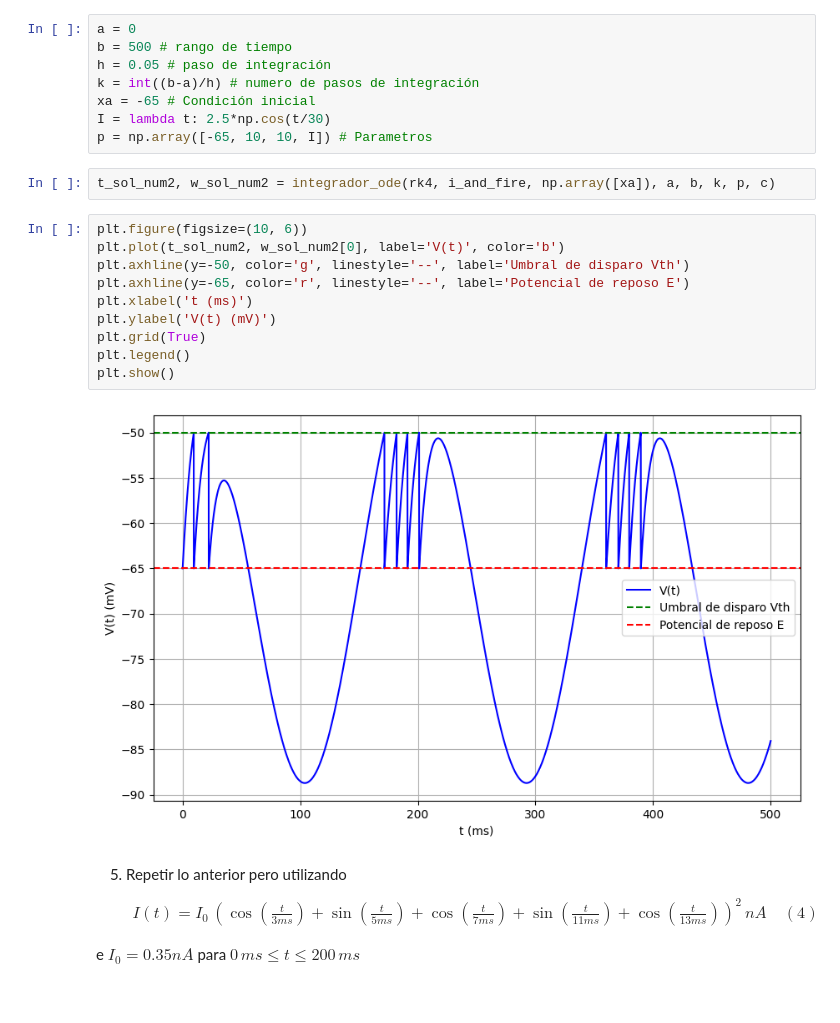
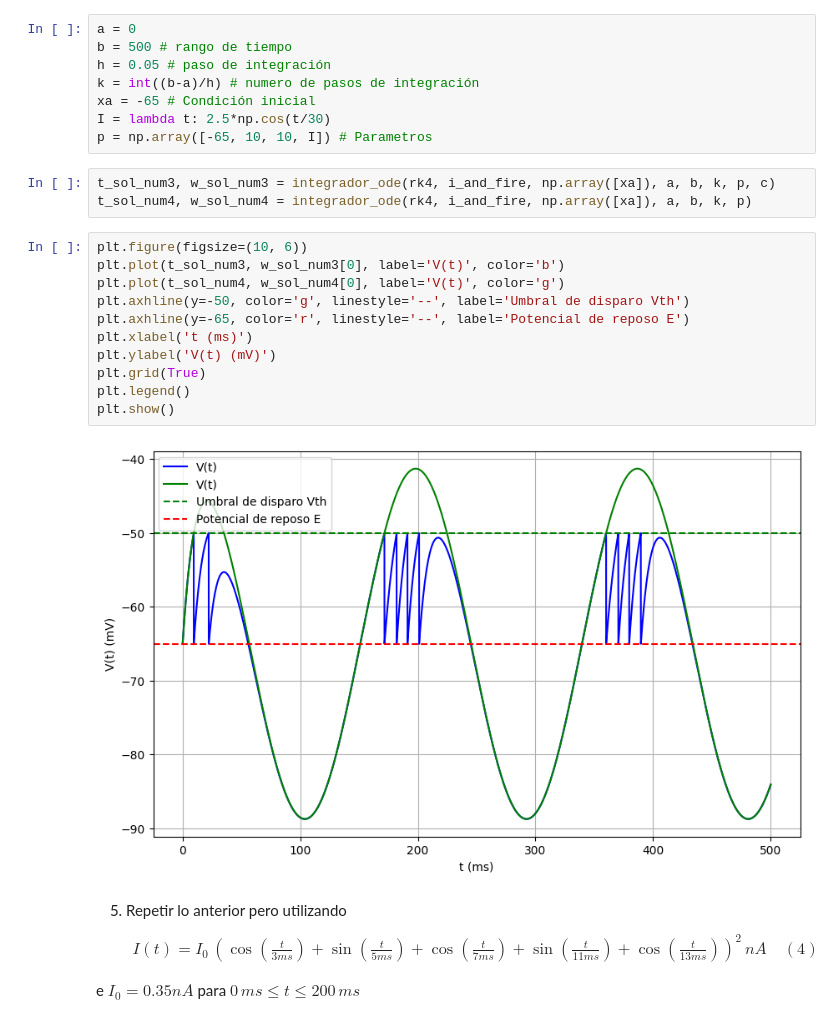
Before and after one commit to AdolfoBanchio/Redes-neuronales-2024, a Jupyter notebook: guias_ejercicios/redes_neuronales_2024_guia_5.ipynb, the cells around one changed output. Cells and saved outputs as stored; diff of their text form.

```diff
--- a/guias_ejercicios/redes_neuronales_2024_guia_5.ipynb
+++ b/guias_ejercicios/redes_neuronales_2024_guia_5.ipynb
@@ -522,19 +522,21 @@ xa = -65 # Condición inicial
 I = lambda t: 2.5*np.cos(t/30)
 p = np.array([-65, 10, 10, I]) # Parametros
 # %%
-t_sol_num2, w_sol_num2 = integrador_ode(rk4, i_and_fire, np.array([xa]), a, b, k, p, c)
+t_sol_num3, w_sol_num3 = integrador_ode(rk4, i_and_fire, np.array([xa]), a, b, k, p, c)
+t_sol_num4, w_sol_num4 = integrador_ode(rk4, i_and_fire, np.array([xa]), a, b, k, p)
 # %%
 plt.figure(figsize=(10, 6))
-plt.plot(t_sol_num2, w_sol_num2[0], label='V(t)', color='b')
+plt.plot(t_sol_num3, w_sol_num3[0], label='V(t)', color='b')
+plt.plot(t_sol_num4, w_sol_num4[0], label='V(t)', color='g')
 plt.axhline(y=-50, color='g', linestyle='--', label='Umbral de disparo Vth')
 plt.axhline(y=-65, color='r', linestyle='--', label='Potencial de reposo E')
 plt.xlabel('t (ms)')
 plt.ylabel('V(t) (mV)')
 plt.grid(True)
 plt.legend()
 plt.show()
 # %% [output]
-[figure, old version]
+[figure, new version]
 # %% [markdown]
 5) Repetir lo anterior pero utilizando
 \begin{align*}
```
Also changed, not shown: parts of 4 cells of this notebook, 9 other files.
